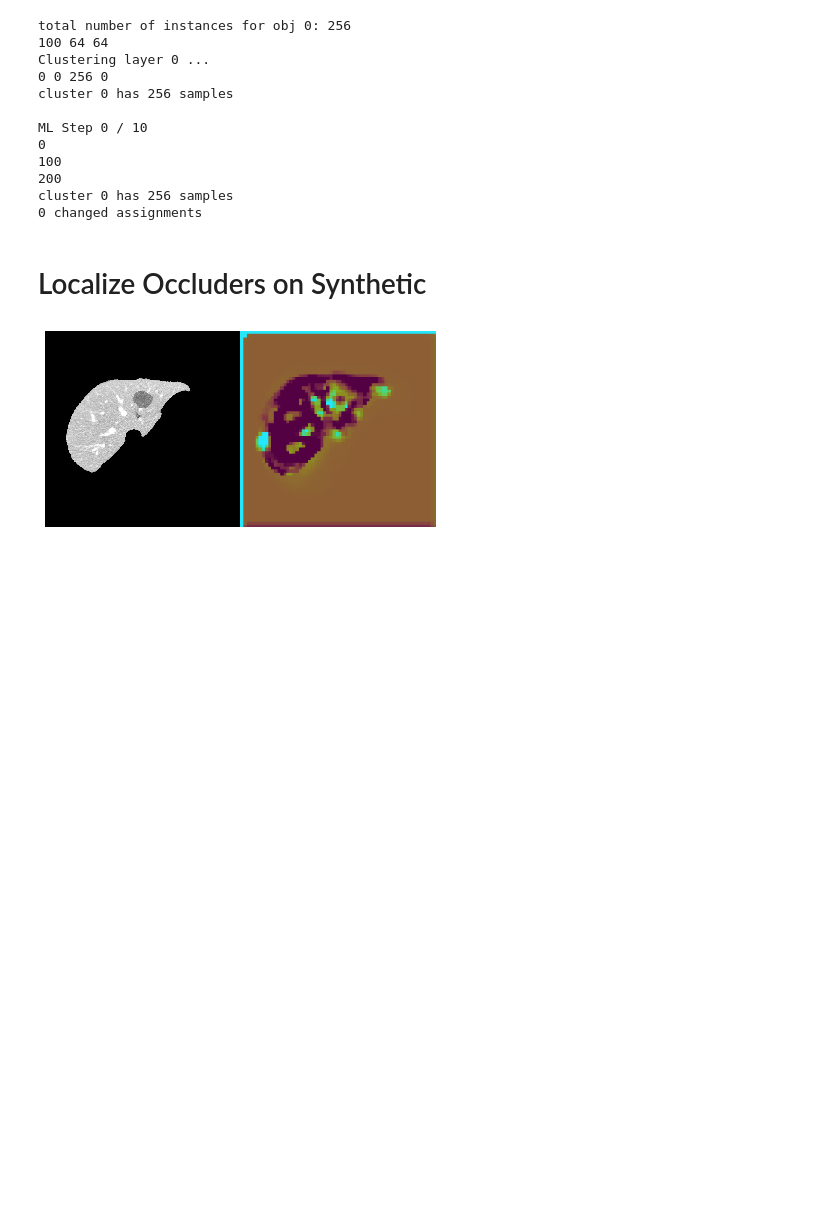
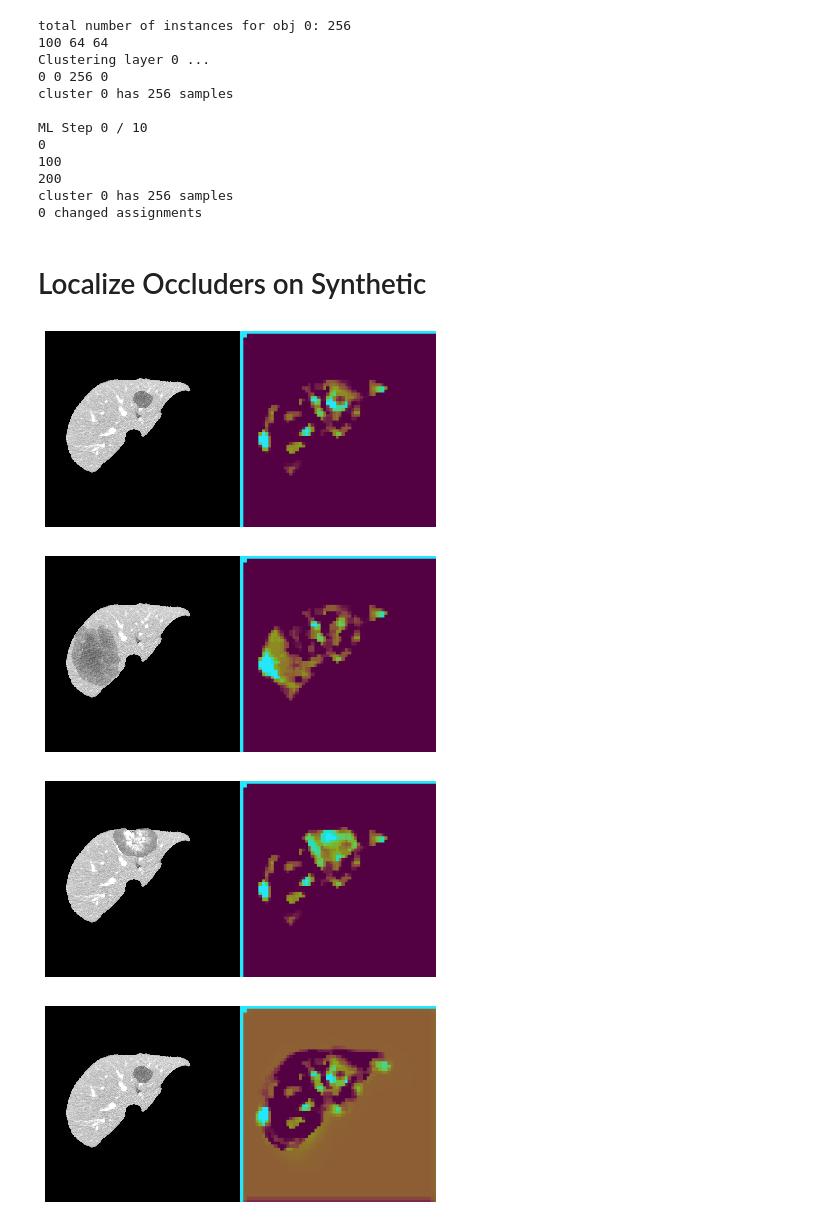
Before and after one commit to mattesko/CompNet-Medical, a Jupyter notebook: notebooks/vmf_learning.ipynb, the cells around one changed output. Saved outputs shown, nothing was run; the diff lists cells and outputs as text; code cells hidden in the pictures; blank space fills up the shorter version.

```diff
--- a/notebooks/vmf_learning.ipynb
+++ b/notebooks/vmf_learning.ipynb
@@ -243,17 +277,0 @@ Wall time: 3min 28s
-# %%
-SORTED_IDX = []
-SORTED_LOC = []
-for vc_i in range(200):
-    sort_idx = np.argsort(-vmf.p[:, vc_i])[0:16]
-    SORTED_IDX.append(sort_idx)
-    tmp=[]
-    for idx in range(16):
-        iloc = loc_set[:, sort_idx[idx]]
-        tmp.append(iloc)
-    SORTED_LOC.append(tmp)
-# %%
-vc_i = 0
-iloc = loc_set[:,SORTED_IDX[vc_i]]
-loc = iloc[1:6].astype(int)
-print(train_slices[i].shape)
-loc
@@ -426,3 +476,47 @@ if device_ids:
+# %%
+cc = transforms.Compose([
+    transforms.ToTensor(),
+])
+
+i = 0
+out_dir = f'{Directories.COMPOSITIONAL_NETS}/models/init_{encoder}/occlusion_maps/test_{experiment}/'
+for image in synthetic_images[:]:
+
+    if tight_crop:
+        image = image[np.ix_((image[...,0]>0).any(1), (image[...,0]>0).any(0))]
+    image = cc(image)
+
+    if device_ids:
+        image = image.cuda(device_ids[0])
+
+    image = image.unsqueeze(0)
+    try:
+        with torch.no_grad():
+            score, occ_maps, part_scores = model.get_occlusion(image, 0)
+            deconvs = model.vc_activation_deconv(image)
+
+        occ_map = occ_maps[0].detach().cpu().numpy()
+        occ_map = cv2.medianBlur(occ_map.astype(np.float32), 3)
+        occ_img = visualize_response_map(occ_map, tit='', cbarmax=0)
+
+        img_orig = (image[0].permute(1,2,0).cpu().numpy()*255).astype(np.uint8)
+        faco = img_orig.shape[0] / occ_img.shape[0]
+
+        occ_img_s = cv2.resize(occ_img, (int(occ_img.shape[1] * faco), img_orig.shape[0]))[:,:img_orig.shape[1],:]
+
+        canvas = np.concatenate((img_orig, occ_img_s), axis=1)
+        plt.figure(figsize=(7, 7))
+        plt.imshow(img_orig)
+        plt.imshow(occ_img_s, alpha=0.5, cmap="gray")
+        plt.imshow(canvas)
+        plt.axis('off')
+#         break
+    except Exception as e:
+        print(e)
+# %% [output]
+[figure, added]
+[figure, added]
+[figure, added]
 # %%
 cc = transforms.Compose([
     transforms.ToTensor(),
```
Also changed, not shown: parts of 20 cells of this notebook, 1 other file.
